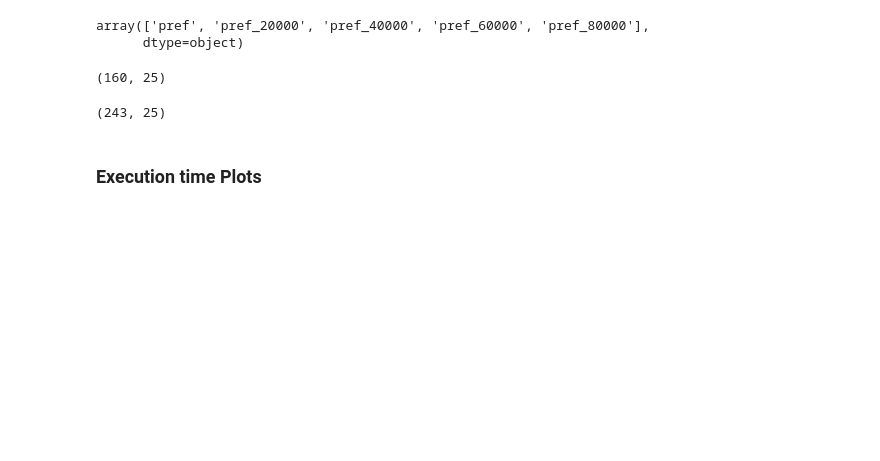
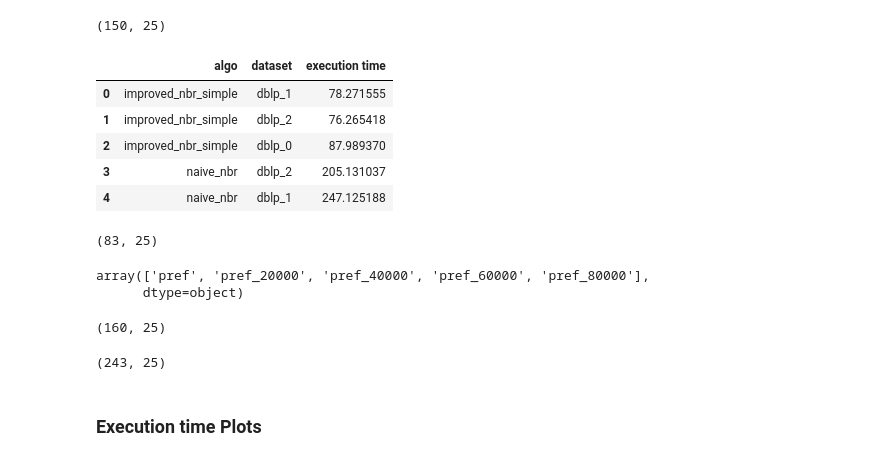
Before and after one commit to bishwamittra/scripts_hg-core-decomposition, a Jupyter notebook: read_output(naheed).ipynb, the cells around one changed output. Cells and saved outputs as stored; diff of their text form; code cells hidden in the pictures; blank space fills up the shorter version.

```diff
--- a/read_output(naheed).ipynb
+++ b/read_output(naheed).ipynb
@@ -24,17 +24,33 @@ output_folder = 'results/final/'
 
 fontsize = 28
 labelsize = 20
+# %%
+scal_output = "/Users/nus/hg-core-decomposition/data/output/scal_result.csv"
+scal_df = pd.read_csv(scal_output, header = None)
+scal_df.columns = ['algo', 'bucket update time', 'core', 'core_correction time', 'core_correction_volume', 'dataset', 'degree call time', 'execution time', 'h_index_time', 'init time', 'inner iteration', 'memory taken', 'neighborhood call time', 'num bucket update', 'num degree computation', 'num neighborhood computation', 'num subgraph call', 'num_threads', 'outerloop time', 'param_s', 'reduction_in_hhat', 'subgraph computation time', 'sum_core_correction_volume', 'tau', 'total iteration']
+print(scal_df.shape)
+scal_df = scal_df[['algo','dataset','execution time']]
+scal_df.head()
+# %% [output]
+(150, 25)
+|  | algo | dataset | execution time |
+| 0 | improved_nbr_simple | dblp_1 | 78.271555 |
+| 1 | improved_nbr_simple | dblp_2 | 76.265418 |
+| 2 | improved_nbr_simple | dblp_0 | 87.989370 |
+| 3 | naive_nbr | dblp_2 | 205.131037 |
+| 4 | naive_nbr | dblp_1 | 247.125188 |
 # %%
 output_folder2 = '/Users/nus/hg-core-decomposition/backup_output/mpi/data/output/'
 # output_folder2 = '/Users/nus/hg-core-decomposition/run_par/mpi/data/output/'
 df2 = pd.read_csv(output_folder2+"result.csv", header = None)
 df2.columns = ['algo', 'bucket update time', 'core', 'core_correction time', 'core_correction_volume', 'dataset', 'degree call time', 'execution time', 'h_index_time', 'init time', 'inner iteration', 'memory taken', 'neighborhood call time', 'num bucket update', 'num degree computation', 'num neighborhood computation', 'num subgraph call', 'num_threads', 'outerloop time', 'param_s', 'reduction_in_hhat', 'subgraph computation time', 'sum_core_correction_volume', 'tau', 'total iteration']
 # df2 = df2.loc[df2['algo'].isin(['naive_nbr','improved_nbr'])]
-# df2.shape
+print(df2.shape)
 df2.dataset.unique()
 # %% [output]
-array(['pref', 'pref_20000', 'pref_40000', 'pref_60000', 'pref_80000'],
-      dtype=object)
+(83, 25)
+array(['pref', 'pref_20000', 'pref_40000', 'pref_60000', 'pref_80000'],
+      dtype=object)
 # %%
 df = pd.read_csv("data/output/server/result(except pref).csv", header=None)
 # df = pd.read_csv(output_folder+"result.csv")
```
Also changed, not shown: parts of 6 cells of this notebook, 13 other files.
